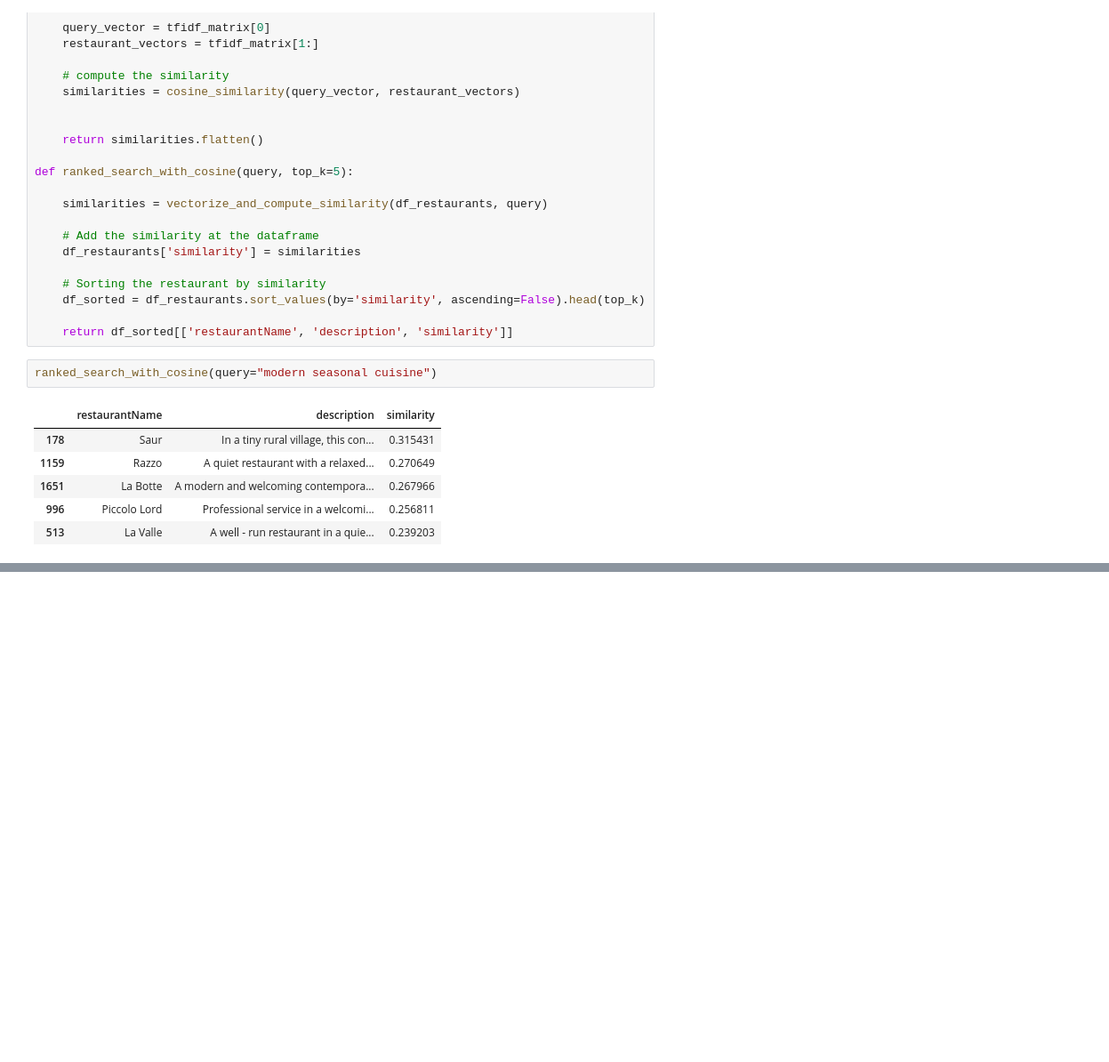
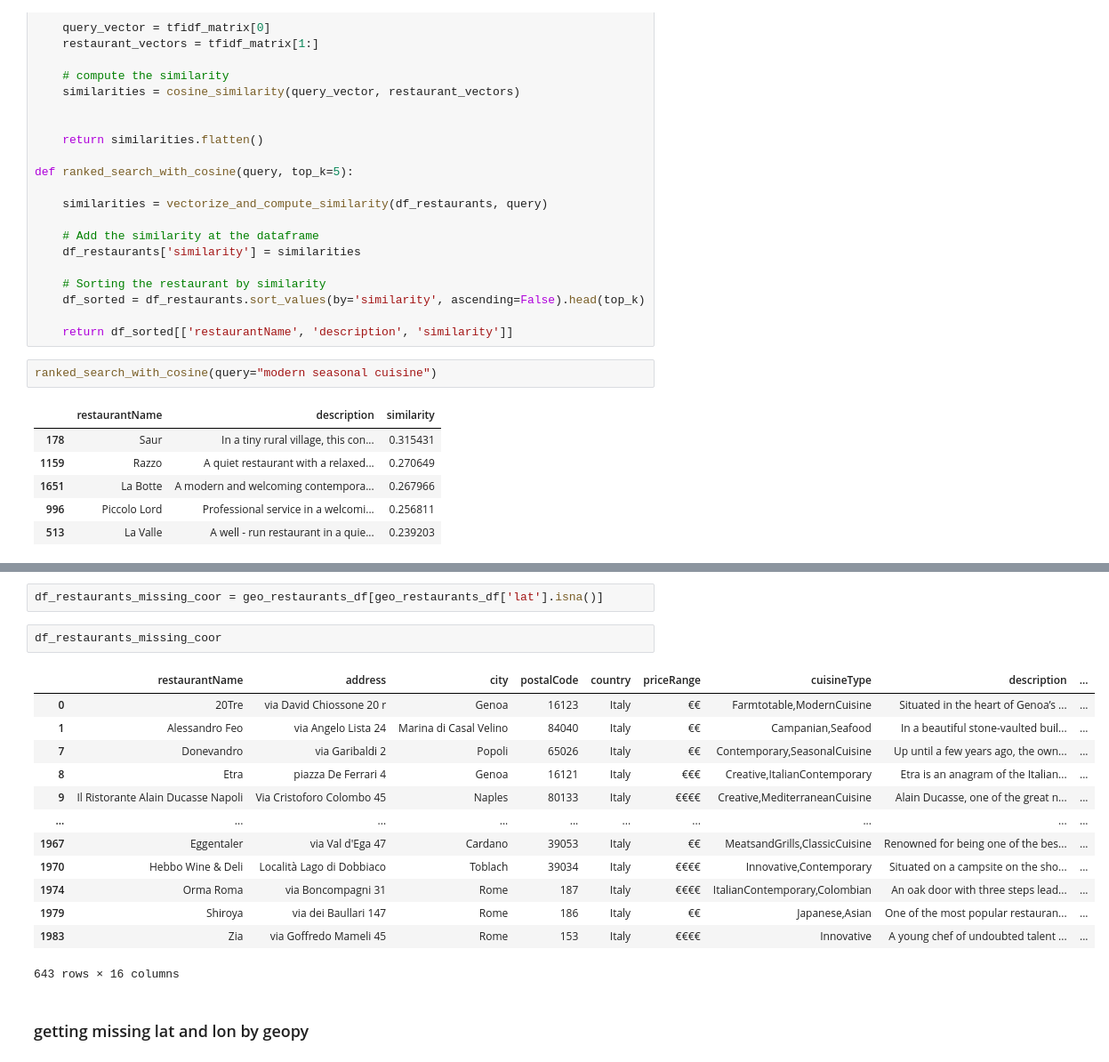
Before and after one commit to yaraoyoussef/ADM-HW3, a Jupyter notebook: main.ipynb, the cells around one changed output, grey strips where cells are left out. Shown at 89% size. Drawn from its saved outputs; the diff is of its cells as text; blank space fills up the shorter version.

```diff
--- a/main.ipynb
+++ b/main.ipynb
@@ -366,0 +474,20 @@ ranked_search_with_cosine(query="modern seasonal cuisine")
+# %%
+df_restaurants_missing_coor = geo_restaurants_df[geo_restaurants_df['lat'].isna()]
+# %%
+df_restaurants_missing_coor
+# %% [output]
+|  | restaurantName | address | city | postalCode | country | priceRange | cuisineType | description | ... |
+| 0 | 20Tre | via David Chiossone 20 r | Genoa | 16123 | Italy | €€ | Farmtotable,ModernCuisine | Situated in the heart of Genoa’s ... | ... |
+| 1 | Alessandro Feo | via Angelo Lista 24 | Marina di Casal Velino | 84040 | Italy | €€ | Campanian,Seafood | In a beautiful stone-vaulted buil... | ... |
+| 7 | Donevandro | via Garibaldi 2 | Popoli | 65026 | Italy | €€ | Contemporary,SeasonalCuisine | Up until a few years ago, the own... | ... |
+| 8 | Etra | piazza De Ferrari 4 | Genoa | 16121 | Italy | €€€ | Creative,ItalianContemporary | Etra is an anagram of the Italian... | ... |
+| 9 | Il Ristorante Alain Ducasse Napoli | Via Cristoforo Colombo 45 | Naples | 80133 | Italy | €€€€ | Creative,MediterraneanCuisine | Alain Ducasse, one of the great n... | ... |
+| ... | ... | ... | ... | ... | ... | ... | ... | ... | ... |
+| 1967 | Eggentaler | via Val d'Ega 47 | Cardano | 39053 | Italy | €€ | MeatsandGrills,ClassicCuisine | Renowned for being one of the bes... | ... |
+| 1970 | Hebbo Wine & Deli | Località Lago di Dobbiaco | Toblach | 39034 | Italy | €€€€ | Innovative,Contemporary | Situated on a campsite on the sho... | ... |
+| 1974 | Orma Roma | via Boncompagni 31 | Rome | 187 | Italy | €€€€ | ItalianContemporary,Colombian | An oak door with three steps lead... | ... |
+| 1979 | Shiroya | via dei Baullari 147 | Rome | 186 | Italy | €€ | Japanese,Asian | One of the most popular restauran... | ... |
+| 1983 | Zia | via Goffredo Mameli 45 | Rome | 153 | Italy | €€€€ | Innovative | A young chef of undoubted talent ... | ... |
+643 rows × 16 columns
+# %% [markdown]
+### getting missing lat and lon by geopy
```
Also changed, not shown: parts of 19 cells of this notebook, 6 other files.
